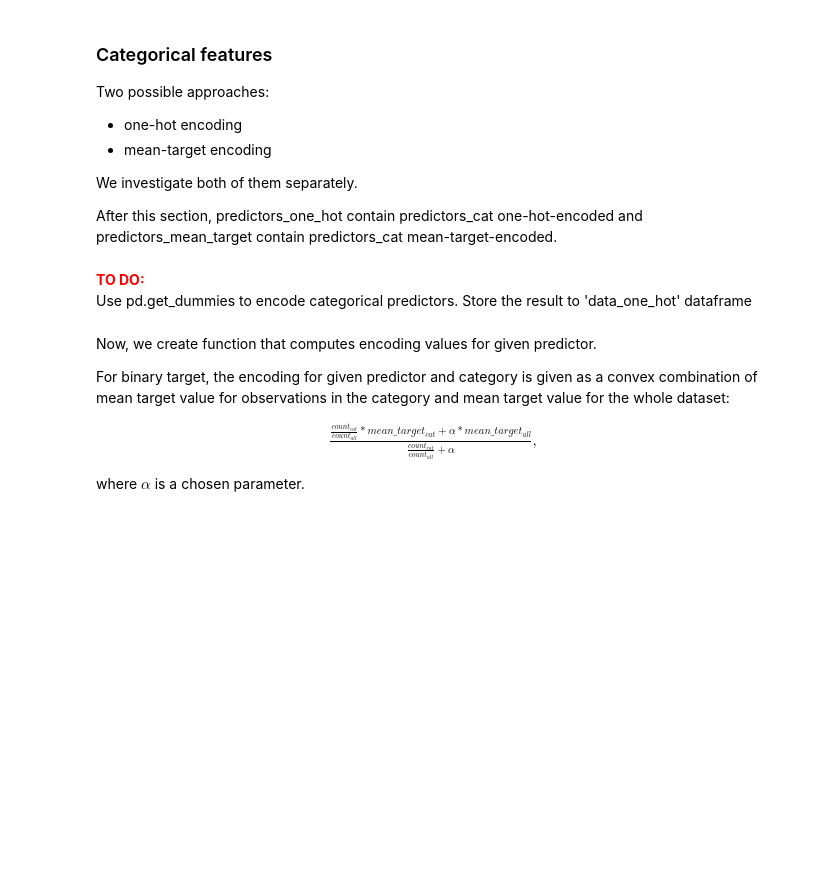
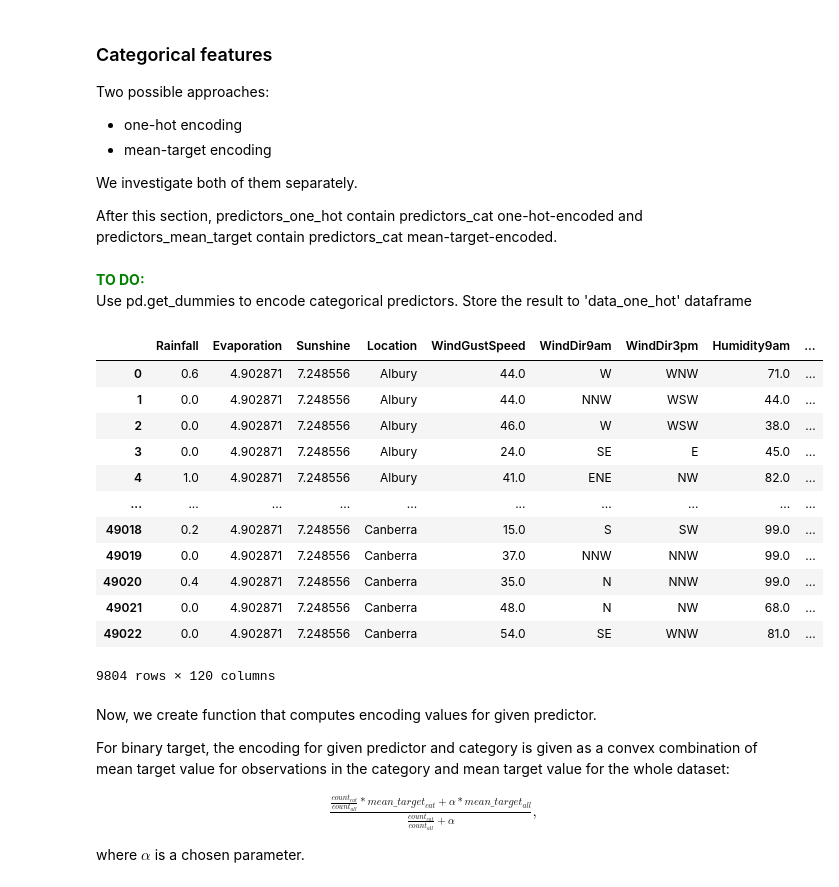
Before and after one commit to ancabenca/ds2-hw, a Jupyter notebook: OG-materials/04_decision_trees/trees_and_forest.ipynb, the cells around one changed output. Drawn from its saved outputs; the diff is of its cells as text; code cells hidden in the pictures; blank space fills up the shorter version.

```diff
--- a/OG-materials/04_decision_trees/trees_and_forest.ipynb
+++ b/OG-materials/04_decision_trees/trees_and_forest.ipynb
@@ -1026,24 +1179,41 @@ We investigate both of them separately.
 
 After this section, predictors_one_hot contain predictors_cat one-hot-encoded and predictors_mean_target contain predictors_cat mean-target-encoded.
 # %% [markdown]
-<span style="color:red">**TO DO:** </span> \
+<span style="color:green">**TO DO:** </span> \
 Use pd.get_dummies to encode categorical predictors. Store the result to 'data_one_hot' dataframe
 # %%
 # One-hot encoding. Names of columns of new columns will be stored in 'predictors_one_hot'
 
 predictors_one_hot = []
 for pred in predictors_cat:
 
     # TODO: Use pd.get_dummies to encode categorical predictors. Store the result to 'data_one_hot' dataframe
     # (only columns containing encoded values)
     data_one_hot = pd.get_dummies(data_forest[pred])
     data_one_hot.columns = [pred+col for col in data_one_hot.columns]
 
     # Join to data
     data_forest = pd.concat([data_forest, data_one_hot], axis=1)
 
     # Keep new predictors names
     predictors_one_hot = predictors_one_hot + list(data_one_hot.columns)
+
+predictors_one_hot
+data_forest
+# %% [output]
+|  | Rainfall | Evaporation | Sunshine | Location | WindGustSpeed | WindDir9am | WindDir3pm | Humidity9am | ... |
+| 0 | 0.6 | 4.902871 | 7.248556 | Albury | 44.0 | W | WNW | 71.0 | ... |
+| 1 | 0.0 | 4.902871 | 7.248556 | Albury | 44.0 | NNW | WSW | 44.0 | ... |
+| 2 | 0.0 | 4.902871 | 7.248556 | Albury | 46.0 | W | WSW | 38.0 | ... |
+| 3 | 0.0 | 4.902871 | 7.248556 | Albury | 24.0 | SE | E | 45.0 | ... |
+| 4 | 1.0 | 4.902871 | 7.248556 | Albury | 41.0 | ENE | NW | 82.0 | ... |
+| ... | ... | ... | ... | ... | ... | ... | ... | ... | ... |
+| 49018 | 0.2 | 4.902871 | 7.248556 | Canberra | 15.0 | S | SW | 99.0 | ... |
+| 49019 | 0.0 | 4.902871 | 7.248556 | Canberra | 37.0 | NNW | NNW | 99.0 | ... |
+| 49020 | 0.4 | 4.902871 | 7.248556 | Canberra | 35.0 | N | NNW | 99.0 | ... |
+| 49021 | 0.0 | 4.902871 | 7.248556 | Canberra | 48.0 | N | NW | 68.0 | ... |
+| 49022 | 0.0 | 4.902871 | 7.248556 | Canberra | 54.0 | SE | WNW | 81.0 | ... |
+9804 rows × 120 columns
 # %% [markdown]
 Now, we create function that computes encoding values for given predictor.
 
```
Also changed, not shown: parts of 20 cells of this notebook, 12 other files.
